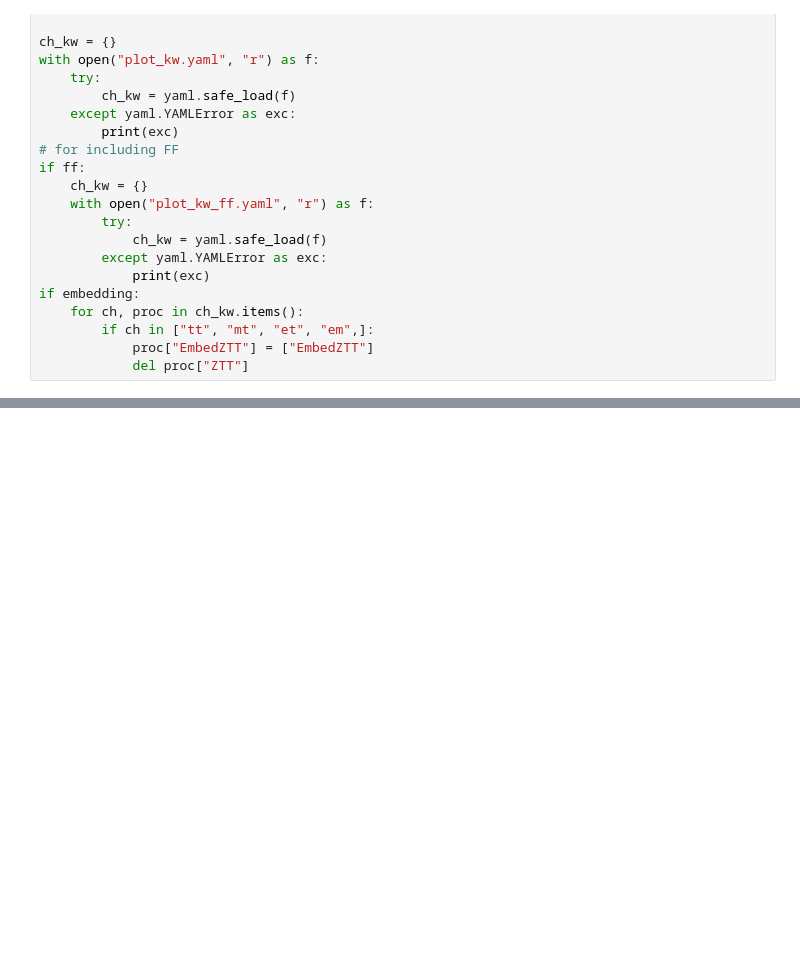
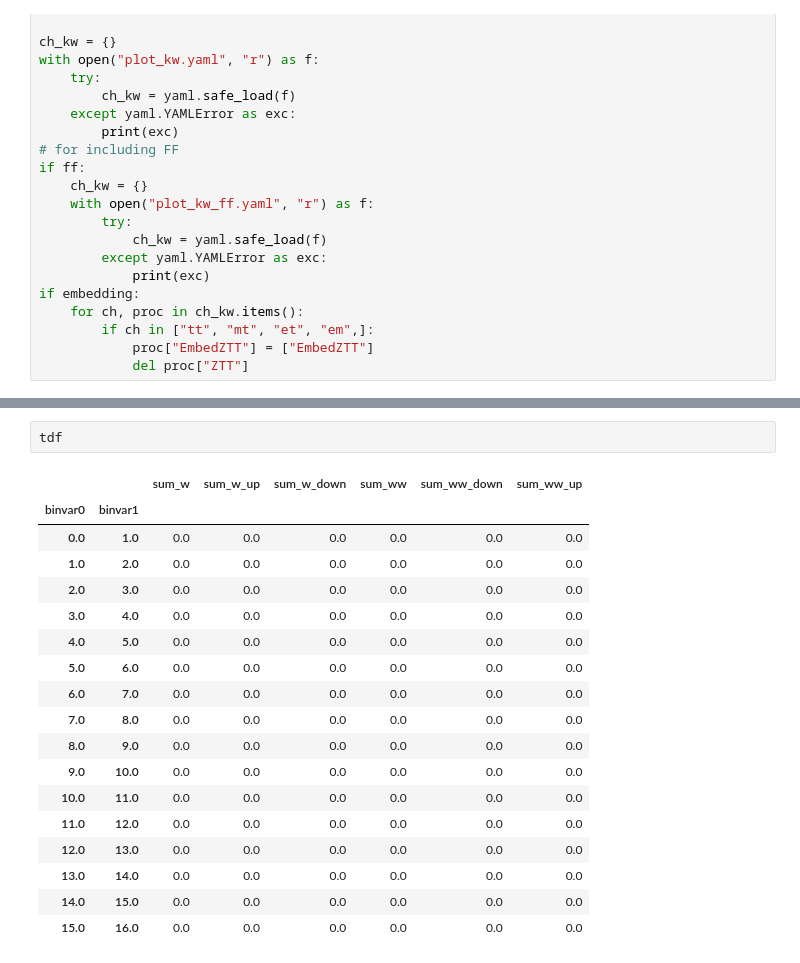
Before and after one commit to albertdow/htt-notebooks, a Jupyter notebook: run_draw1d.ipynb, the cells around one changed output, grey strips where cells are left out. Drawn from its saved outputs; the diff is of its cells as text; blank space fills up the shorter version.

```diff
--- a/run_draw1d.ipynb
+++ b/run_draw1d.ipynb
@@ -406,0 +564,21 @@ findfont: Font family ['serif'] not found. Falling back to DejaVu Sans.
+# %%
+tdf
+# %% [output]
+|  |  | sum_w | sum_w_up | sum_w_down | sum_ww | sum_ww_down | sum_ww_up |
+| binvar0 | binvar1 |  |  |  |  |  |  |
+| 0.0 | 1.0 | 0.0 | 0.0 | 0.0 | 0.0 | 0.0 | 0.0 |
+| 1.0 | 2.0 | 0.0 | 0.0 | 0.0 | 0.0 | 0.0 | 0.0 |
+| 2.0 | 3.0 | 0.0 | 0.0 | 0.0 | 0.0 | 0.0 | 0.0 |
+| 3.0 | 4.0 | 0.0 | 0.0 | 0.0 | 0.0 | 0.0 | 0.0 |
+| 4.0 | 5.0 | 0.0 | 0.0 | 0.0 | 0.0 | 0.0 | 0.0 |
+| 5.0 | 6.0 | 0.0 | 0.0 | 0.0 | 0.0 | 0.0 | 0.0 |
+| 6.0 | 7.0 | 0.0 | 0.0 | 0.0 | 0.0 | 0.0 | 0.0 |
+| 7.0 | 8.0 | 0.0 | 0.0 | 0.0 | 0.0 | 0.0 | 0.0 |
+| 8.0 | 9.0 | 0.0 | 0.0 | 0.0 | 0.0 | 0.0 | 0.0 |
+| 9.0 | 10.0 | 0.0 | 0.0 | 0.0 | 0.0 | 0.0 | 0.0 |
+| 10.0 | 11.0 | 0.0 | 0.0 | 0.0 | 0.0 | 0.0 | 0.0 |
+| 11.0 | 12.0 | 0.0 | 0.0 | 0.0 | 0.0 | 0.0 | 0.0 |
+| 12.0 | 13.0 | 0.0 | 0.0 | 0.0 | 0.0 | 0.0 | 0.0 |
+| 13.0 | 14.0 | 0.0 | 0.0 | 0.0 | 0.0 | 0.0 | 0.0 |
+| 14.0 | 15.0 | 0.0 | 0.0 | 0.0 | 0.0 | 0.0 | 0.0 |
+| 15.0 | 16.0 | 0.0 | 0.0 | 0.0 | 0.0 | 0.0 | 0.0 |
```
Also changed, not shown: parts of 11 cells of this notebook, 3 other files.
